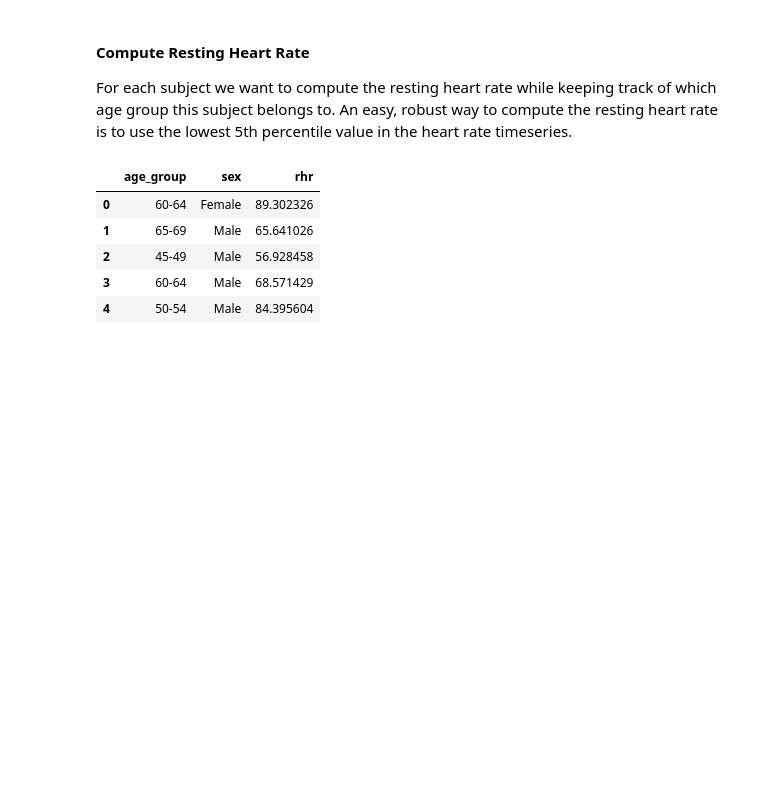
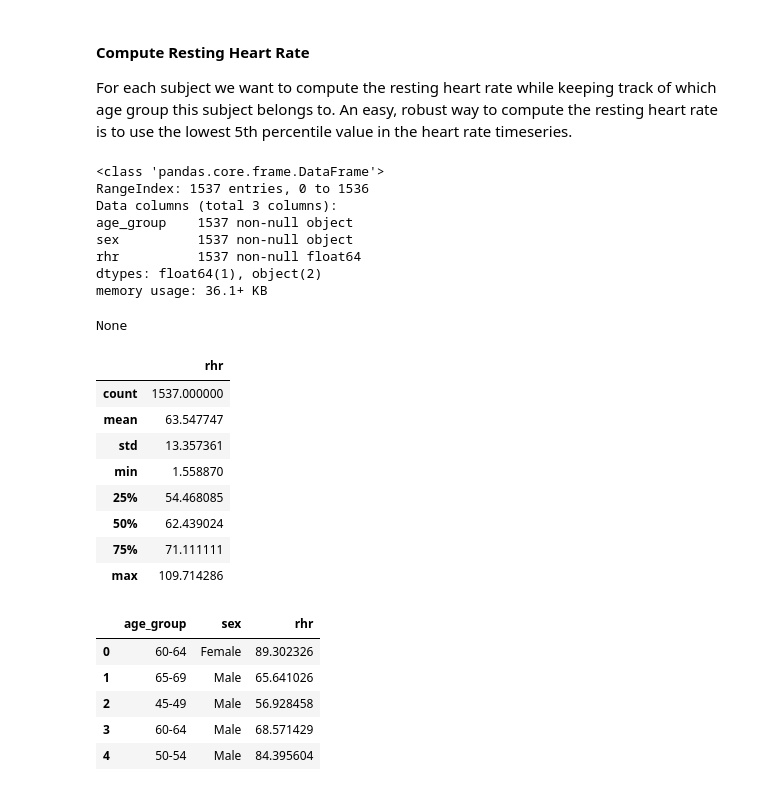
Before and after one commit to hanumanraje/Motion-Compensated-Pulse-Rate-Estimation_wearable-device-data, a Jupyter notebook: part_2/clinical_app_starter.ipynb, the cells around one changed output. Drawn from its saved outputs; the diff is of its cells as text; code cells hidden in the pictures; blank space fills up the shorter version.

```diff
--- a/part_2/clinical_app_starter.ipynb
+++ b/part_2/clinical_app_starter.ipynb
@@ -68,26 +121,44 @@ For each subject we want to compute the resting heart rate while keeping track o
 # %%
 def AgeAndRHR(metadata, filename):
 
     # Load the heart rate timeseries
     hr_data = np.load(filename)['hr']
 
     # Compute the resting heart rate from the timeseries by finding the lowest 5th percentile value in hr_data
     rhr = np.percentile(hr_data, 5)
 
     # Find the subject ID from the filename.
-    subject = filename.split('/')[-1].split('.')[0]
+    subject = re.split(r'/|\.', filename)[-2]
 
     # Find the age group for this subject in metadata.
-    age_group = metadata[metadata.subject == subject].age.values[0]
+    age_group = metadata[metadata.subject == subject]['age'].values[0]
 
     # Find the sex for this subject in metadata.
-    sex = metadata[metadata.subject == subject].sex.values[0]
-
+    sex = metadata[metadata.subject == subject]['sex'].values[0]
 
     return age_group, sex, rhr
 
 df = pd.DataFrame(data=[AgeAndRHR(metadata, filename) for filename in hr_filenames],
                   columns=['age_group', 'sex', 'rhr'])
+# %% [output]
+<class 'pandas.core.frame.DataFrame'>
+RangeIndex: 1537 entries, 0 to 1536
+Data columns (total 3 columns):
+age_group    1537 non-null object
+sex          1537 non-null object
+rhr          1537 non-null float64
+dtypes: float64(1), object(2)
+memory usage: 36.1+ KB
+None
+|  | rhr |
+| count | 1537.000000 |
+| mean | 63.547747 |
+| std | 13.357361 |
+| min | 1.558870 |
+| 25% | 54.468085 |
+| 50% | 62.439024 |
+| 75% | 71.111111 |
+| max | 109.714286 |
 # %%
 df.head()
 # %% [output]
```
Also changed, not shown: parts of 9 cells of this notebook.
